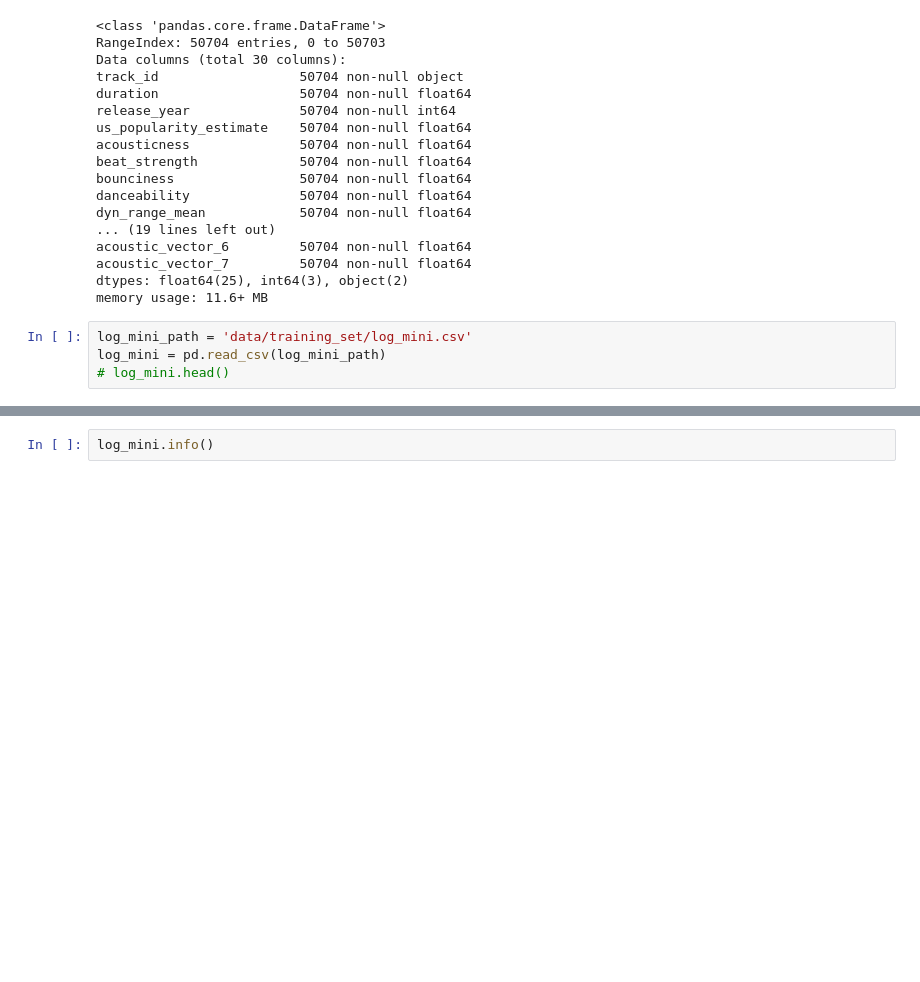
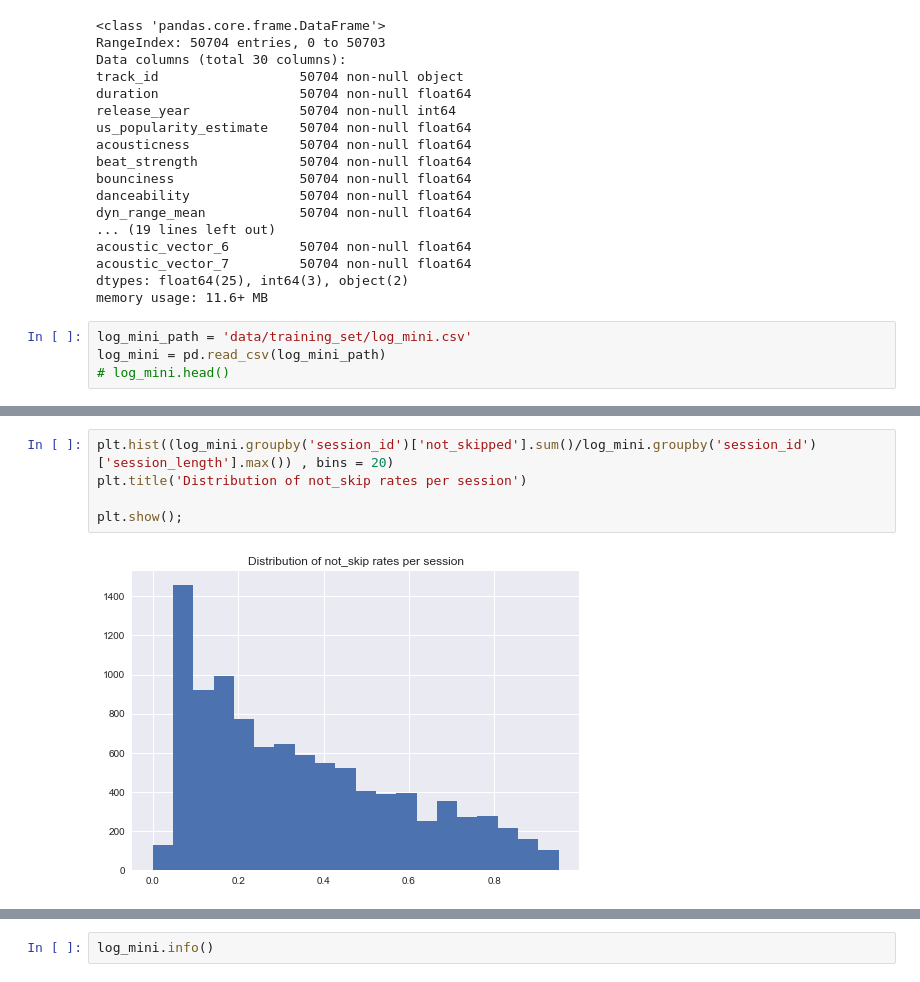
Before and after one commit to cjenniferwong/spotify_skip_predictor, a Jupyter notebook: Initial_EDA_jennwong.ipynb, the cells around one changed output, grey strips where cells are left out. Saved outputs shown, nothing was run; the diff lists cells and outputs as text; blank space fills up the shorter version.

```diff
--- a/Initial_EDA_jennwong.ipynb
+++ b/Initial_EDA_jennwong.ipynb
@@ -45,0 +58,7 @@ log_mini = pd.read_csv(log_mini_path)
+# %%
+plt.hist((log_mini.groupby('session_id')['not_skipped'].sum()/log_mini.groupby('session_id')['session_length'].max()) , bins = 20)
+plt.title('Distribution of not_skip rates per session')
+
+plt.show();
+# %% [output]
+[figure, added]
```
Also changed, not shown: parts of 21 cells of this notebook, 1 other file.
